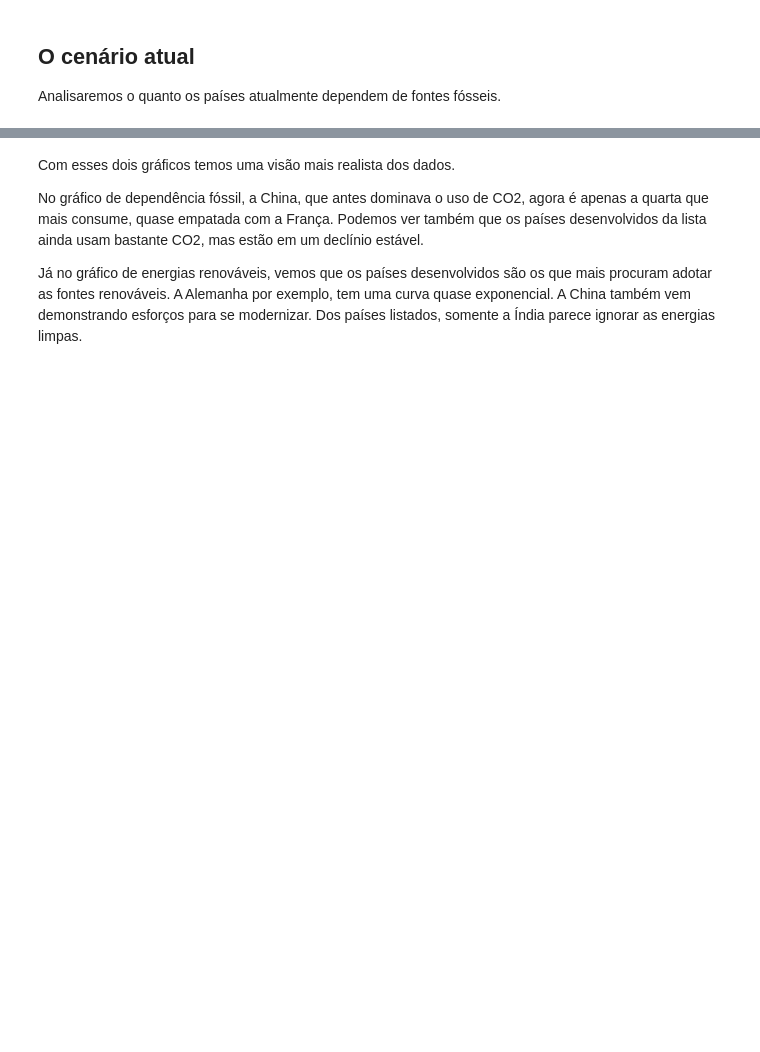
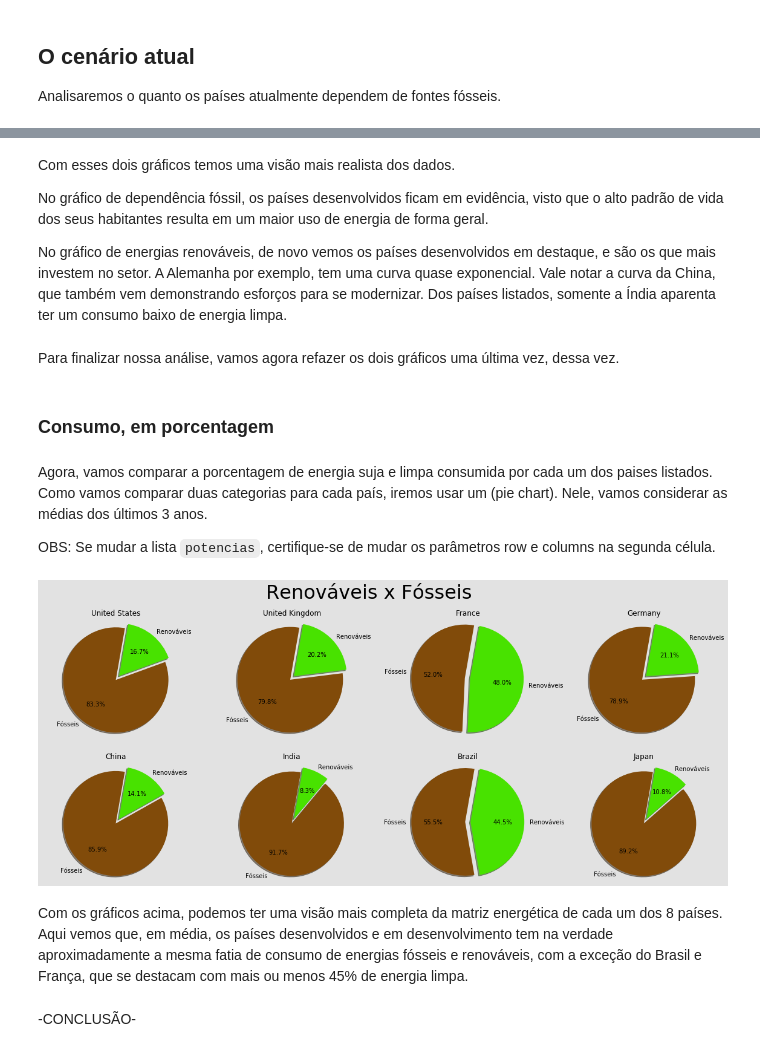
Before and after one commit to leoDomingos/Introducao-ao-aquecimento-global, a Jupyter notebook: main.ipynb, the cells around one changed output, grey strips where cells are left out. Drawn from its saved outputs; the diff is of its cells as text; code cells hidden in the pictures; blank space fills up the shorter version.

```diff
--- a/main.ipynb
+++ b/main.ipynb
@@ -204,6 +209,14 @@ for pais, uso in renew_energy_per_capita.items():
 # %% [markdown]
 Com esses dois gráficos temos uma visão mais realista dos dados.
 
-No gráfico de dependência fóssil, a China, que antes dominava o uso de CO2, agora é apenas a quarta que mais consume, quase empatada com a França. Podemos ver também que os países desenvolvidos da lista ainda usam bastante CO2, mas estão em um declínio estável.
+No gráfico de dependência fóssil, os países desenvolvidos ficam em evidência, visto que o alto padrão de vida dos seus habitantes resulta em um maior uso de energia de forma geral.
 
-Já no gráfico de energias renováveis, vemos que os países desenvolvidos são os que mais procuram adotar as fontes renováveis. A Alemanha por exemplo, tem uma curva quase exponencial. A China também vem demonstrando esforços para se modernizar. Dos países listados, somente a Índia parece ignorar as energias limpas.
+No gráfico de energias renováveis, de novo vemos os países desenvolvidos em destaque, e são os que mais investem no setor. A Alemanha por exemplo, tem uma curva quase exponencial. Vale notar a curva da China, que também vem demonstrando esforços para se modernizar. Dos países listados, somente a Índia aparenta ter um consumo baixo de energia limpa.
+# %% [markdown]
+Para finalizar nossa análise, vamos agora refazer os dois gráficos uma última vez, dessa vez.
+# %% [markdown]
+### Consumo, em porcentagem
+# %% [markdown]
+Agora, vamos comparar a porcentagem de energia suja e limpa consumida por cada um dos paises listados. Como vamos comparar duas categorias para cada país, iremos usar um (pie chart). Nele, vamos considerar as médias dos últimos 3 anos.
+
+OBS: Se mudar a lista `potencias`, certifique-se de mudar os parâmetros row e columns na segunda célula.
@@ -209,0 +252,47 @@ Já no gráfico de energias renováveis, vemos que os países desenvolvidos são
+# %%
+# Vamos fazer os 7 pie charts.
+
+rows = 2 # Quantas linhas de gráficos
+columns = 4 # Quantas colunas
+h = 8 # Altura da imagem com os gráficos
+l = 20 # Largura da imagem
+
+figure, axis= plt.subplots(rows, columns, figsize=(l, h))
+figure.suptitle("Renováveis x Fósseis", fontsize = 32)
+figure.patch.set_facecolor("#E2E2E2")
+labels = ["Fósseis", "Renováveis"]
+colors = ["#814B0A", "#48E200"]
+explode = (0.1, 0) # Isso faz com que a primeira label na lista acima seja a que "saia" do gráfico
+ultimos_x_anos = 4 # Lembrar que esse número é x-1. Ex: Se colocarmos 4, veremos a média dos últimos 3 anos.
+
+medias_renovaveis = {}
+medias_fosseis = {}
+# Populando os dicionários com as médias correspondentes dos ultimos x-1 anos
+for pais in potencias:
+    medias_fosseis[pais] = np.average(dict_co2_percent[pais][:-ultimos_x_anos:-1])
+    medias_renovaveis[pais] = np.average(renew_energy_percent[pais][:-ultimos_x_anos:-1])
+
+# Fazendo o gráfico para cada um dos países
+current_row = 0
+current_column = 0
+for pais in potencias:
+    data = [medias_fosseis[pais], medias_renovaveis[pais]]
+    axis[current_row, current_column].pie(data,
+                                          labels=labels,
+                                          explode=explode,
+                                          autopct='%1.1f%%',
+                                          shadow=True,
+                                          colors=colors,
+                                          startangle=80)
+    axis[current_row, current_column].set_title(f"{pais}")
+    axis[current_row, current_column].axis("equal")
+    current_column += 1
+    if current_column > 3:
+        current_row += 1
+        current_column = 0
+# %% [output]
+[figure, added]
+# %% [markdown]
+Com os gráficos acima, podemos ter uma visão mais completa da matriz energética de cada um dos 8 países. Aqui vemos que, em média, os países desenvolvidos e em desenvolvimento tem na verdade aproximadamente a mesma fatia de consumo de energias fósseis e renováveis, com a exceção do Brasil e França, que se destacam com mais ou menos 45% de energia limpa.
+# %% [markdown]
+-CONCLUSÃO-
```
Also changed, not shown: parts of 20 cells of this notebook.
